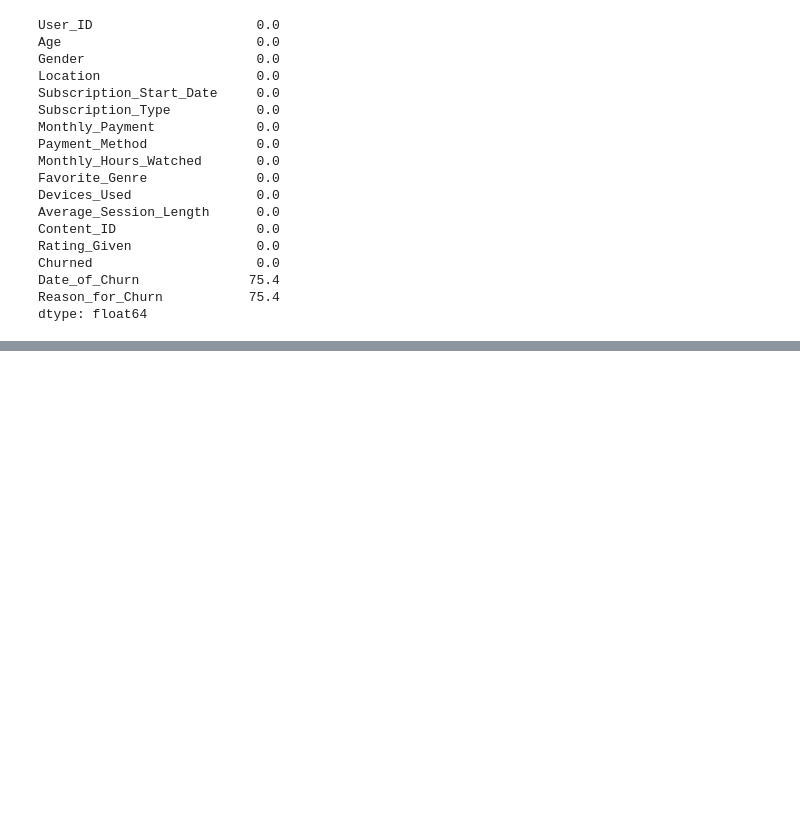
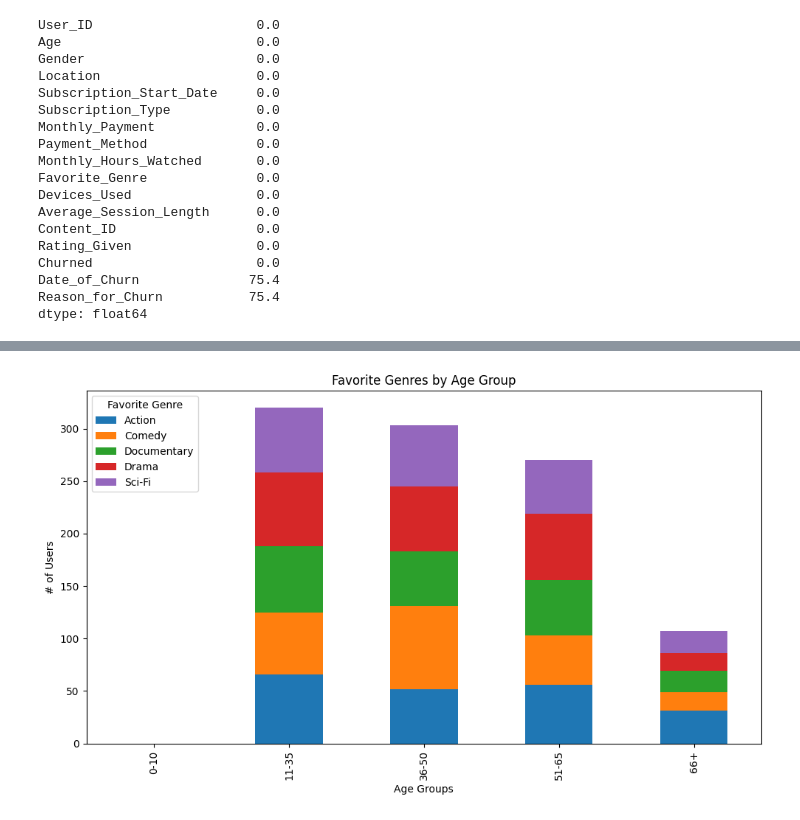
Before and after one commit to ayubsyed/Assignement1-EDA, a Jupyter notebook: Code.ipynb, the cells around one changed output, grey strips where cells are left out. Drawn from its saved outputs; the diff is of its cells as text; code cells hidden in the pictures; blank space fills up the shorter version.

```diff
--- a/Code.ipynb
+++ b/Code.ipynb
@@ -147,0 +178,19 @@ sns.histplot(Subscrip[numerical_columns], bins=10)
+# %%
+#Creating Age Groups to understand the Favourite Genre among users
+Age_Groups = ['0-10', '11-35', '36-50', '51-65', '66+']
+Age_Bins = [0, 10, 35, 50, 65, 100]
+Subscrip['Age_Groups'] = pd.cut(Subscrip['Age'], bins=Age_Bins, labels=Age_Groups, ordered=False)
+
+#Creating a Stacked Bar Chart to visualize the data
+Groups = Subscrip.groupby(['Age_Groups', 'Favorite_Genre']).size().unstack(fill_value=0)
+fig, ax = plt.subplots(figsize=(10, 6))
+Groups.plot(kind='bar', stacked=True, ax=ax)
+ax.set_xlabel('Age Groups')
+ax.set_ylabel('# of Users')
+ax.set_title('Favorite Genres by Age Group')
+ax.legend(title='Favorite Genre', loc='upper left')
+
+plt.tight_layout()
+plt.show()
+# %% [output]
+[figure, added]
```
Also changed, not shown: parts of 15 cells of this notebook.
